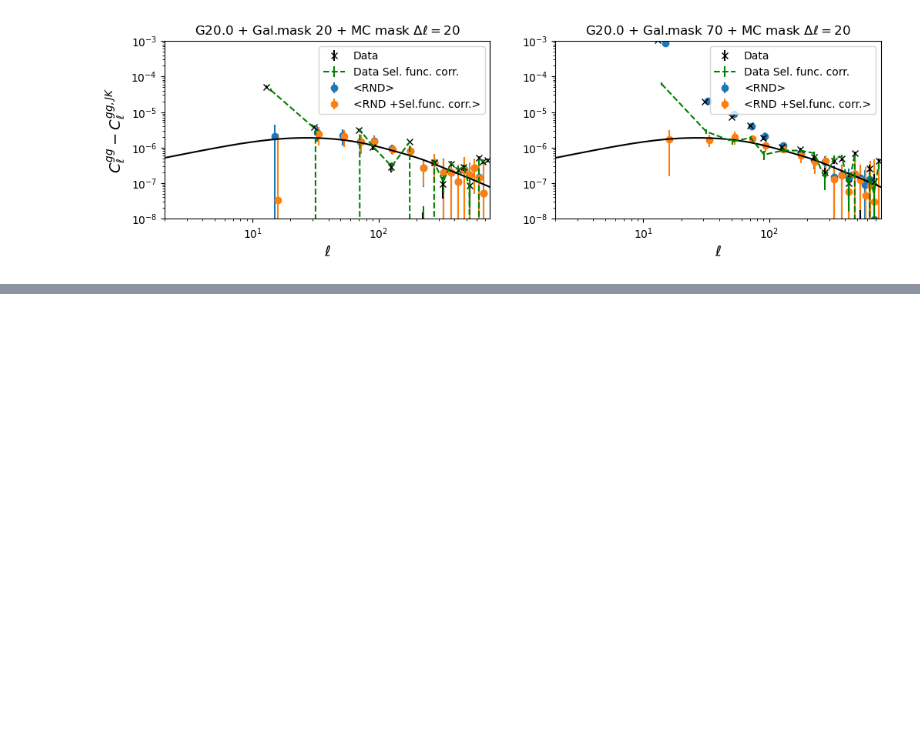
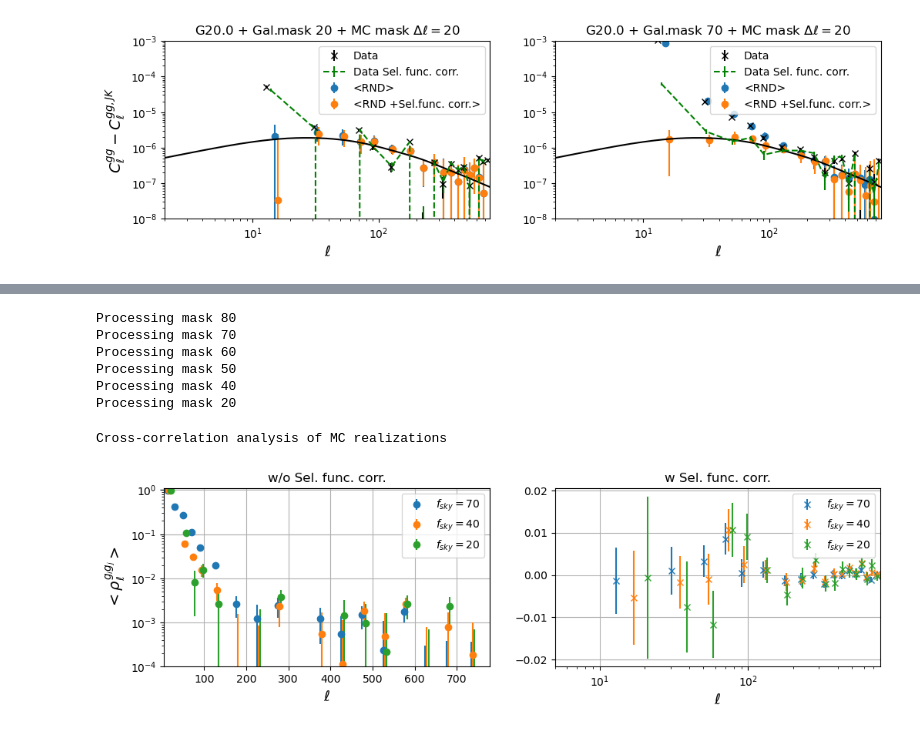
Before and after one commit to kstoreyf/gaia-quasars-lss, a Jupyter notebook: notebooks/gaia_qso_data_catalog_test.ipynb, the cells around one changed output, grey strips where cells are left out. Saved outputs shown, nothing was run; the diff lists cells and outputs as text; code cells hidden in the pictures; blank space fills up the shorter version.

Commit message:
add test for correlation of random MC realizations

```diff
--- a/notebooks/gaia_qso_data_catalog_test.ipynb
+++ b/notebooks/gaia_qso_data_catalog_test.ipynb
@@ -1412,0 +1498,67 @@ Error bars from MC are consistent with the Gaussian approximation.
+# %%
+try:
+    with open("../cls_analysis_rnd_corr_mcmask_dict.pkl","rb") as f:
+        cls_rnd_corr_mcmask_dict=pkl.load(f)
+except:
+    mask_list = [galmask80_lr*mclouds_mask,galmask70_lr*mclouds_mask,galmask60_lr*mclouds_mask,
+                 galmask50_lr*mclouds_mask,galmask40_lr*mclouds_mask,galmask20_lr*mclouds_mask]
+    mask_labels = [80,70,60,50,40,20]
+    dbins = [10,20]
+    cls_rnd_corr_mcmask_dict = process_masklist_mc_correlation(mask_list,mask_labels,split_reshuffle_rnd,
+                                                               dbins=dbins)
+    with open("../cls_analysis_rnd_corr_mcmask_dict.pkl","wb") as f:
+        pkl.dump(cls_rnd_corr_mcmask_dict,f)
+# %% [output]
+Processing mask 80
+Processing mask 70
+Processing mask 60
+Processing mask 50
+Processing mask 40
+Processing mask 20
+# %%
+print ("Cross-correlation analysis of MC realizations")
+for dbin in [20]:
+    f,ax = pl.subplots(1,2,figsize=fsize)
+    for m_id,mask_label in enumerate([70,40,20]):
+
+        cls_mat = np.zeros((10,10,len(cls_rnd_corr_mcmask_dict[dbin]['ls'])))
+        cls_mat_sel = np.zeros_like(cls_mat)
+        k=0
+        rhos=[]
+        rhos_sel=[]
+        for i in range(10):
+            for j in range(i,10):
+                cls_mat[i][j]=cls_rnd_corr_mcmask_dict[dbin][mask_label]['cls'][k]
+                cls_mat_sel[i][j]=cls_rnd_corr_mcmask_dict[dbin][mask_label]['cls_sel'][k]
+                k+=1
+        k=0
+        for i in range(10):
+            for j in range(i,10):
+                if j>i:
+                    rhos.append(cls_mat[i][j]/np.sqrt(cls_mat[j][j]*cls_mat[i][i]))
+                    rhos_sel.append(cls_mat_sel[i][j]/np.sqrt(cls_mat_sel[j][j]*cls_mat_sel[i][i]))
+        ax[0].errorbar(cls_dict_mcmask[20]['ls']+m_id*4,np.mean(rhos[:-1],axis=0),
+                       np.std(rhos[:-1],axis=0)/np.sqrt(len(rhos)),label='$f_{sky}=%d$'%mask_label,marker='o',ls='')
+        ax[1].errorbar(cls_dict_mcmask[20]['ls']+m_id*4,np.mean(rhos_sel[:-1],axis=0),np.std(rhos_sel[:-1],axis=0)/np.sqrt(len(rhos_sel)),
+                       label='$f_{sky}=%d$'%mask_label,marker='x',ls='')
+
+    for k in range(2):
+        ax[k].legend(ncol=1)
+        #ax[k].set_yscale("log")
+        #ax[k].set_xscale("log")
+        ax[k].set_xlabel("$\ell$",size=14)
+        #ax[k].set_ylim(1e-06,4e-03)
+        #ax[k].set_ylim(1e-08,1e-03)
+        #ax[k].set_xlim(2,lmax)
+        ax[k].grid()
+        ax[k].set_xlim(5,None)
+    ax[0].set_title("w/o Sel. func. corr.")
+    ax[1].set_title("w Sel. func. corr.")
+    ax[0].set_ylim(1e-04,1.1)
+    ax[0].set_yscale("log")
+    ax[1].set_xscale("log")
+    ax[0].set_ylabel("$<\\rho_\ell^{g_ig_j}>$",size=14)
+    pl.show()
+# %% [output]
+Cross-correlation analysis of MC realizations
+[figure, added]
```
Also changed, not shown: parts of 3 cells of this notebook.
